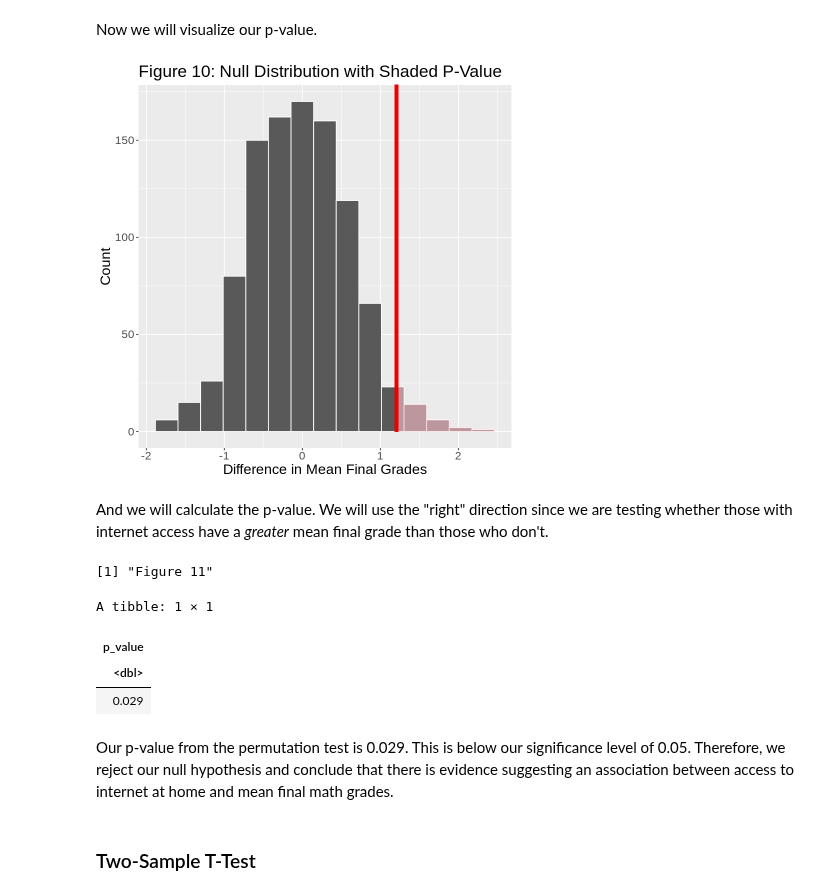
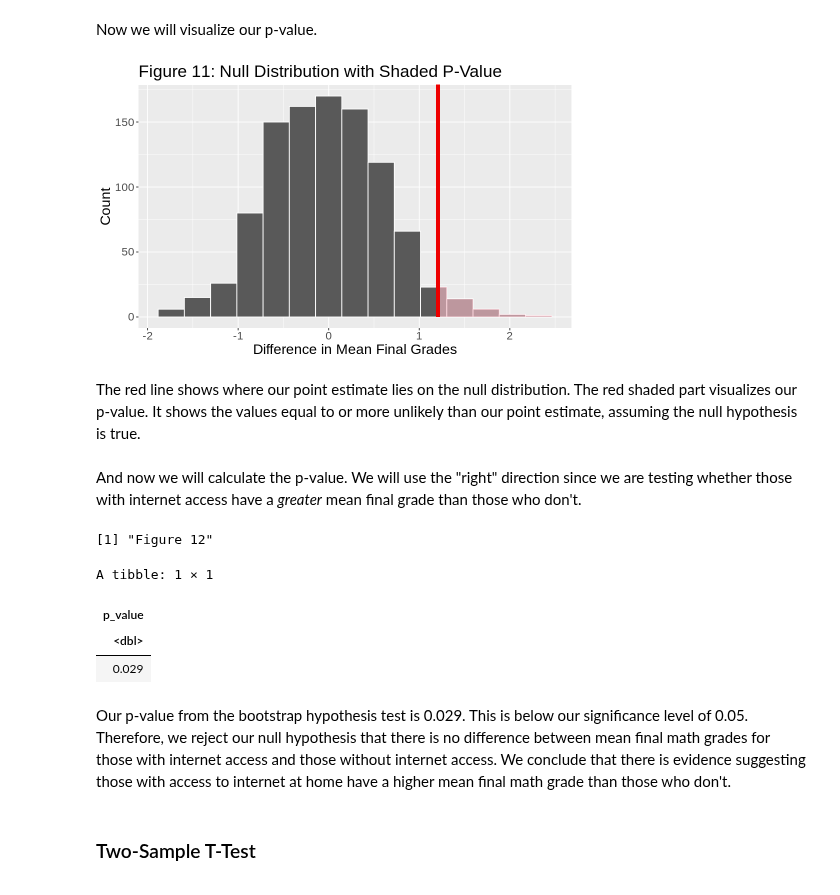
Before and after one commit to jjadeb/stat-201-project, a Jupyter notebook: src/final_report.ipynb, the cells around one changed output. Drawn from its saved outputs; the diff is of its cells as text; code cells hidden in the pictures.

```diff
--- a/src/final_report.ipynb
+++ b/src/final_report.ipynb
@@ -360,31 +390,33 @@ obs_diff_mean
 # %% [markdown]
 Now we will visualize our p-value.
 # %%
-perm_p_plot <- visualize(null_distribution)  +
+null_p_plot <- visualize(null_distribution)  +
 theme(text = element_text(size = 17)) +
-ggtitle("Figure 10: Null Distribution with Shaded P-Value") +
+ggtitle("Figure 11: Null Distribution with Shaded P-Value") +
 xlab("Difference in Mean Final Grades") +
 ylab("Count") +
 shade_p_value(obs_stat = obs_diff_mean, direction = "right")
 
-perm_p_plot
+null_p_plot
 # %% [output]
-[figure, old version]
+[figure, new version]
+# %% [markdown]
+The red line shows where our point estimate lies on the null distribution. The red shaded part visualizes our p-value. It shows the values equal to or more unlikely than our point estimate, assuming the null hypothesis is true.
 # %% [markdown]
-And we will calculate the p-value. We will use the "right" direction since we are testing whether those with internet access have a *greater* mean final grade than those who don't.
+And now we will calculate the p-value. We will use the "right" direction since we are testing whether those with internet access have a *greater* mean final grade than those who don't.
 # %%
 p_value <- null_distribution %>%
 get_p_value(obs_stat = obs_diff_mean, direction = "right")
-"Figure 11"
+"Figure 12"
 p_value
 # %% [output]
-[1] "Figure 11"
+[1] "Figure 12"
 A tibble: 1 × 1
 | p_value |
 | <dbl> |
 | 0.029 |
 # %% [markdown]
-Our p-value from the permutation test is 0.029. This is below our significance level of 0.05. Therefore, we reject our null hypothesis and conclude that there is evidence suggesting an association between access to internet at home and mean final math grades.
+Our p-value from the bootstrap hypothesis test is 0.029. This is below our significance level of 0.05. Therefore, we reject our null hypothesis that there is no difference between mean final math grades for those with internet access and those without internet access. We conclude that there is evidence suggesting those with access to internet at home have a higher mean final math grade than those who don't.
 # %% [markdown]
 ### Two-Sample T-Test
 # %% [markdown]
```
Also changed, not shown: parts of 24 cells of this notebook.
